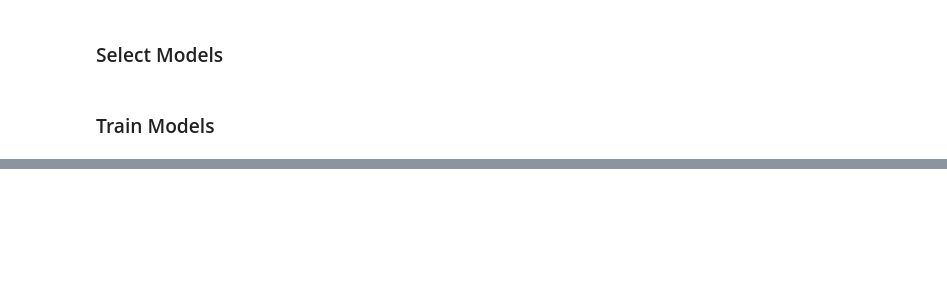
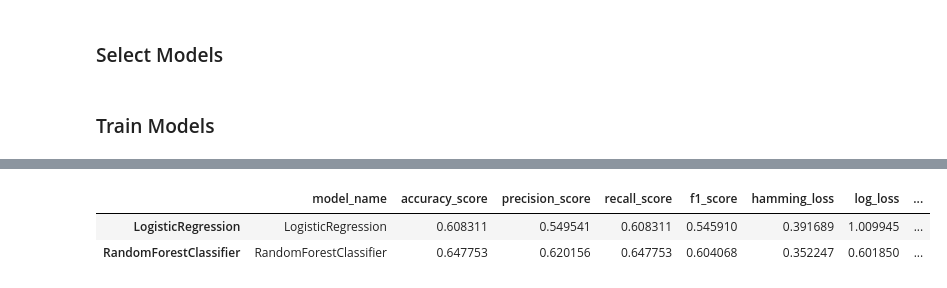
Before and after one commit to duongtruongtrong/hc_ds, a Jupyter notebook: duong_truong_hc_ds_assignment.ipynb, the cells around one changed output, grey strips where cells are left out. Cells and saved outputs as stored; diff of their text form; code cells hidden in the pictures; blank space fills up the shorter version.

```diff
--- a/duong_truong_hc_ds_assignment.ipynb
+++ b/duong_truong_hc_ds_assignment.ipynb
@@ -765,0 +762,71 @@ pipe = Pipeline(estimators)
+# %%
+
+# Threshold-dependent (current threshold = 0.5000)
+
+# Accuracy
+# Proportion of correct predictions (positive and negative) in the test set	0.7669
+# (± 0.0130)
+_accuracy = accuracy_score(test_Y, _predictions)
+
+# Precision
+# Proportion of positive predictions that were indeed positive (in the test set)	0.5426
+# (± 0.0399)
+_precision = precision_score(test_Y, _predictions, average='weighted')
+
+# Recall
+# Proportion of actual positive values found by the classifier	0.7737
+# (± 0.0277)
+_recall = recall_score(test_Y, _predictions, average='weighted')
+
+# F1 Score
+# Harmonic mean between Precision and Recall	0.6376
+# (± 0.0284)
+_f1 = f1_score(test_Y, _predictions, average='weighted')
+
+# Hamming loss
+# Fraction of labels that are incorrectly predicted (the lower the better)	0.2331
+# (± 0.0130)
+_hamming_loss = hamming_loss(test_Y, _predictions)
+
+# Cost matrix gain
+# Average gain per record that the test set (7043 rows) would yield given the specified gain for each outcome. Specified gains: TP = 1, TN = 0, FP = -0.3, FN = 0.	0.1528
+# Matthews Correlation Coefficient
+# Correlation coefficient between actual and predicted values.
+# +1 = perfect, 0 = no correlation, -1 = perfect anti-correlation	0.4899
+# (± 0.0288)
+
+# Threshold-independent
+# Log loss
+# Error metric that takes into account the predicted probabilities (the lower the better)	0.4748
+# (± 0.0218)
+_log_loss = log_loss(test_Y, _probas)
+
+# ROC - AUC Score
+# Area under the ROC; from 0.5 (random model) to 1 (perfect model)	0.8468
+# (± 0.0182)
+roc_auc_score
+_roc_auc = roc_auc_score(test_Y, _predictions, average='weighted')
+
+# Calibration loss
+# Average distance between calibration curve and diagonal.
+# From 0 (perfectly calibrated) up to 0.5.	0.1372
+# (± 0.0155)
+data = {'model_name': model_name,
+        'accuracy_score' : _accuracy,
+        'precision_score' : _precision,
+        'recall_score' : _recall,
+        'f1_score' : _f1,
+        'hamming_loss' : _hamming_loss,
+        'log_loss' : _log_loss,
+        'roc_auc_score' : _roc_auc,
+        }
+if 'classification_metrics_df' in globals():
+    classification_metrics_df = pd.concat([classification_metrics_df, pd.DataFrame(data=data, index=[model_name])])
+else:
+    classification_metrics_df = pd.DataFrame(data=data, index=[model_name])
+# classification_metrics_df.to_excel(os.path.join(models_dir, 'classification_models_metrics.xlsx'))
+classification_metrics_df
+# %% [output]
+|  | model_name | accuracy_score | precision_score | recall_score | f1_score | hamming_loss | log_loss | ... |
+| LogisticRegression | LogisticRegression | 0.608311 | 0.549541 | 0.608311 | 0.545910 | 0.391689 | 1.009945 | ... |
+| RandomForestClassifier | RandomForestClassifier | 0.647753 | 0.620156 | 0.647753 | 0.604068 | 0.352247 | 0.601850 | ... |
```
Also changed, not shown: parts of 23 cells of this notebook, 2 other files.
